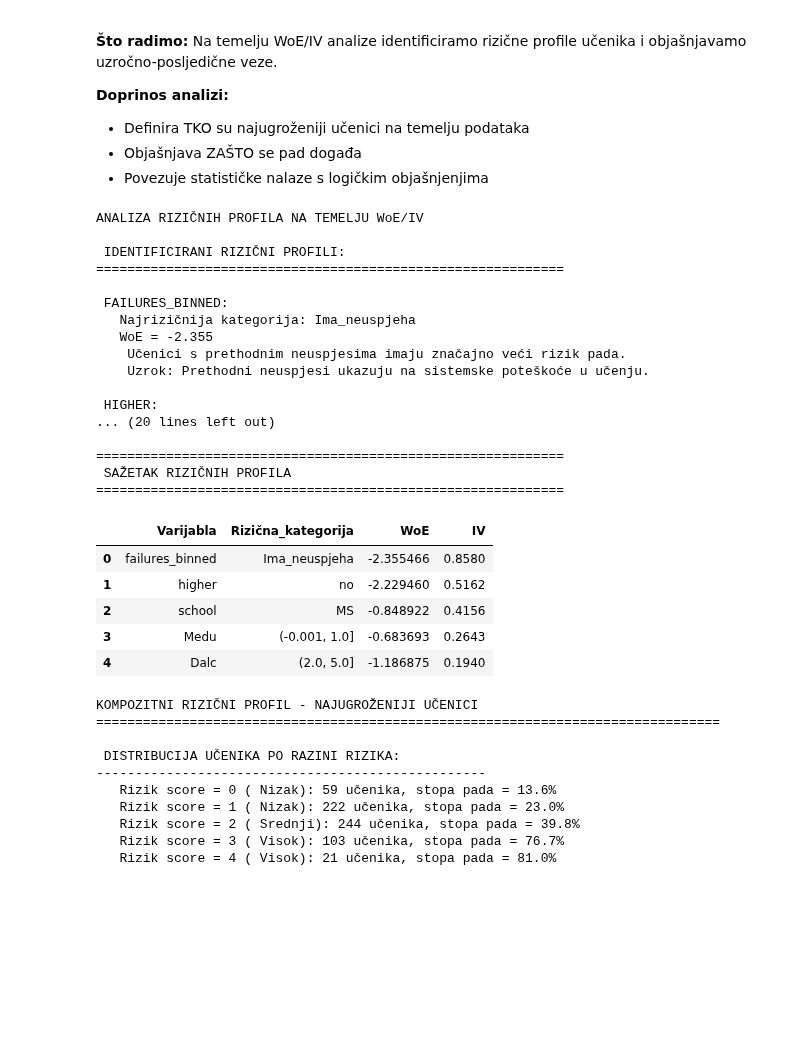
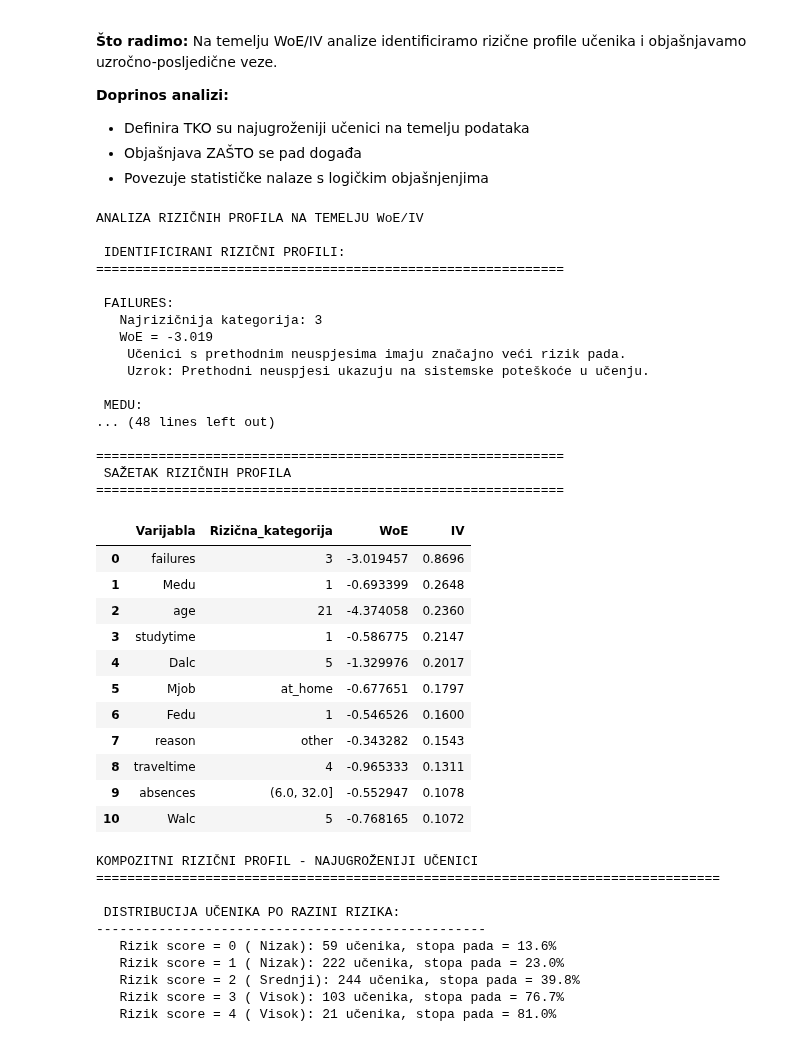
Before and after one commit to MDBossss/nosql, a Jupyter notebook: drugi/z3.ipynb, the cells around one changed output. Saved outputs shown, nothing was run; the diff lists cells and outputs as text; code cells hidden in the pictures; blank space fills up the shorter version.

```diff
--- a/drugi/z3.ipynb
+++ b/drugi/z3.ipynb
@@ -326,24 +385,3 @@ Primjer čitanja:
 | **Postotak loših = 0.873 (87.3%)** | 87.3% svih loših studenata nalazi se u ovom binu. |
 | **WoE = -0.154** | U ovom binu ima relativno više loših nego dobrih; bin ima negativan utjecaj (rizičan bin). |
 | **IV = 0.019** | Ovaj bin slabo doprinosi razdvajanju dobrih i loših. |
-# %%
-print("DETALJNE WoE TABLICE ZA TOP 5 VARIJABLI")
-print("="*80)
-
-for idx, row in top_features.iterrows():
-    feature = row['Varijabla']
-    iv_value = row['IV']
-
-    print(f"\n{'─'*60}")
-    print(f" {feature.upper()} (IV = {iv_value:.4f})")
-    print(f"{'─'*60}")
-
-    woe_df = woe_tables[feature]
-    display(woe_df.round(4))
-
-    # Interpretacija
-    min_woe_cat = woe_df['WoE'].idxmin()
-    max_woe_cat = woe_df['WoE'].idxmax()
-
-    print(f"\n Najviši rizik pada: {min_woe_cat} (WoE = {woe_df.loc[min_woe_cat, 'WoE']:.3f})")
-    print(f" Najniži rizik pada: {max_woe_cat} (WoE = {woe_df.loc[max_woe_cat, 'WoE']:.3f})")
@@ -599,7 +831,7 @@ for idx, row in top_features.iterrows():
     print(f"   WoE = {min_woe_val:.3f}")
 
     # Dodavanje kontekstualnog objašnjenja
-    if feature == 'failures_binned':
+    if feature == 'failures':
         print("    Učenici s prethodnim neuspjesima imaju značajno veći rizik pada.")
         print("    Uzrok: Prethodni neuspjesi ukazuju na sistemske poteškoće u učenju.")
     elif feature == 'Medu':
@@ -610,43 +842,49 @@ for idx, row in top_features.iterrows():
         print("    Uzrok: Manjak motivacije i dugoročnih ciljeva.")
     elif feature == 'studytime':
         print("    Manje vremena za učenje = veći rizik pada.")
         print("    Uzrok: Nedovoljno uloženog truda i pripreme.")
     elif feature == 'Dalc' or feature == 'Walc':
         print("    Veća konzumacija alkohola = veći rizik pada.")
         print("    Uzrok: Alkohol utječe na koncentraciju i kognitivne sposobnosti.")
     elif feature == 'age':
         print("    Stariji učenici imaju veći rizik pada.")
         print("    Uzrok: Vjerojatno ponavljači ili učenici s poviješću problema.")
 
 print("\n" + "="*60)
 print(" SAŽETAK RIZIČNIH PROFILA")
 print("="*60)
 risk_df = pd.DataFrame(risk_profiles)
 display(risk_df)
 # %% [output]
 ANALIZA RIZIČNIH PROFILA NA TEMELJU WoE/IV
 
  IDENTIFICIRANI RIZIČNI PROFILI:
 ============================================================
 
- FAILURES_BINNED:
-   Najrizičnija kategorija: Ima_neuspjeha
-   WoE = -2.355
+ FAILURES:
+   Najrizičnija kategorija: 3
+   WoE = -3.019
     Učenici s prethodnim neuspjesima imaju značajno veći rizik pada.
     Uzrok: Prethodni neuspjesi ukazuju na sistemske poteškoće u učenju.
 
- HIGHER:
-... (20 lines left out)
+ MEDU:
+... (48 lines left out)
 
 ============================================================
  SAŽETAK RIZIČNIH PROFILA
 ============================================================
 |  | Varijabla | Rizična_kategorija | WoE | IV |
-| 0 | failures_binned | Ima_neuspjeha | -2.355466 | 0.8580 |
-| 1 | higher | no | -2.229460 | 0.5162 |
-| 2 | school | MS | -0.848922 | 0.4156 |
-| 3 | Medu | (-0.001, 1.0] | -0.683693 | 0.2643 |
-| 4 | Dalc | (2.0, 5.0] | -1.186875 | 0.1940 |
+| 0 | failures | 3 | -3.019457 | 0.8696 |
+| 1 | Medu | 1 | -0.693399 | 0.2648 |
+| 2 | age | 21 | -4.374058 | 0.2360 |
+| 3 | studytime | 1 | -0.586775 | 0.2147 |
+| 4 | Dalc | 5 | -1.329976 | 0.2017 |
+| 5 | Mjob | at_home | -0.677651 | 0.1797 |
+| 6 | Fedu | 1 | -0.546526 | 0.1600 |
+| 7 | reason | other | -0.343282 | 0.1543 |
+| 8 | traveltime | 4 | -0.965333 | 0.1311 |
+| 9 | absences | (6.0, 32.0] | -0.552947 | 0.1078 |
+| 10 | Walc | 5 | -0.768165 | 0.1072 |
 # %%
 print("KOMPOZITNI RIZIČNI PROFIL - NAJUGROŽENIJI UČENICI")
 print("="*80)
```
Also changed, not shown: parts of 9 cells of this notebook, 1 other file.
